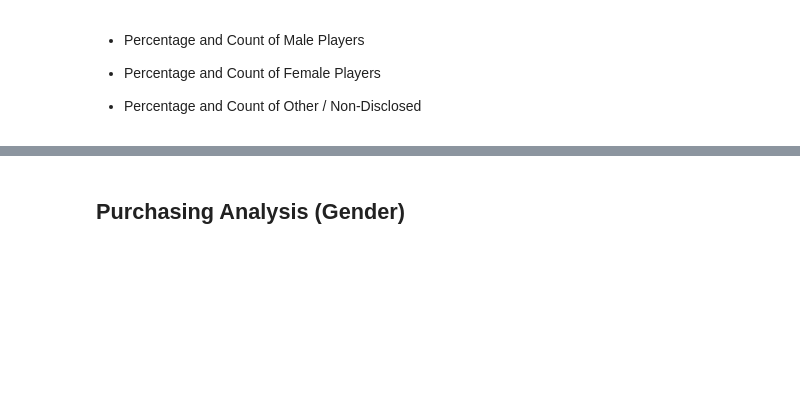
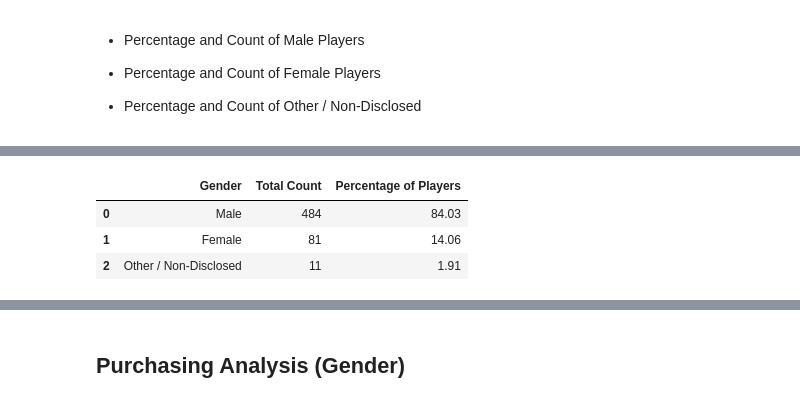
Before and after one commit to msckat11/pandas-challenge, a Jupyter notebook: HeroesOfPymoli/HeroesOfPymoli_starter.ipynb, the cells around one changed output, grey strips where cells are left out. Saved outputs shown, nothing was run; the diff lists cells and outputs as text; code cells hidden in the pictures; blank space fills up the shorter version.

Commit message:
Finished gender analysis section.

```diff
--- a/HeroesOfPymoli/HeroesOfPymoli_starter.ipynb
+++ b/HeroesOfPymoli/HeroesOfPymoli_starter.ipynb
@@ -100,0 +110,26 @@ purchase_summary_df
+# %%
+#Total all unique players to find percentages
+total_unique_players = (unique_male_total + unique_female_total + unique_nd_total)
+# %%
+#Unique male percentage
+male_player_percent = unique_male_total / total_unique_players * 100
+male_percent = round(male_player_percent, 2)
+# %%
+#Unique female percentage
+female_player_percent = unique_female_total / total_unique_players * 100
+female_percent = round(female_player_percent, 2)
+# %%
+#Unique other/non-disclosed percentage
+nd_player_percent = unique_nds_total / total_unique_players * 100
+nd_percent = round(nd_player_percent, 2)
+# %%
+gender_data = {"Gender": ["Male", "Female", "Other / Non-Disclosed"],
+               "Total Count": [unique_male_total, unique_female_total, unique_nd_total],
+               "Percentage of Players": [male_percent, female_percent, nd_percent]}
+gender_df = pd.DataFrame(gender_data)
+gender_df
+# %% [output]
+|  | Gender | Total Count | Percentage of Players |
+| 0 | Male | 484 | 84.03 |
+| 1 | Female | 81 | 14.06 |
+| 2 | Other / Non-Disclosed | 11 | 1.91 |
```
Also changed, not shown: parts of 5 cells of this notebook.
